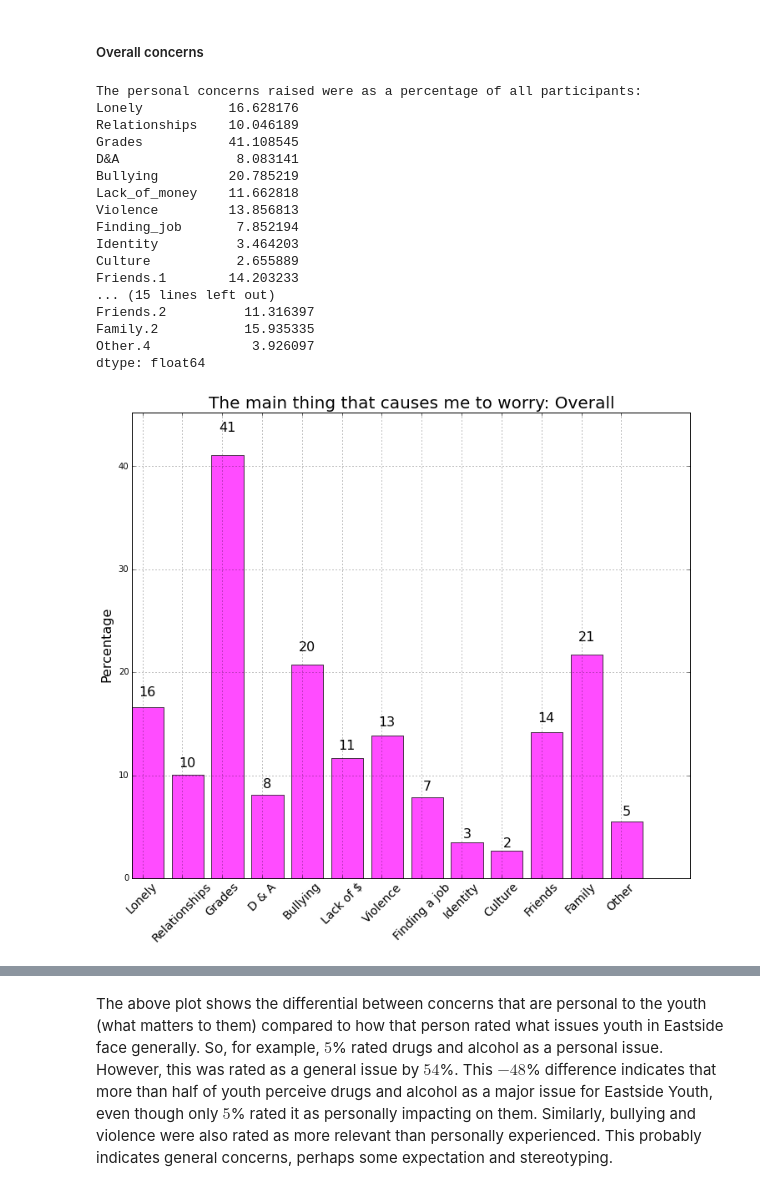
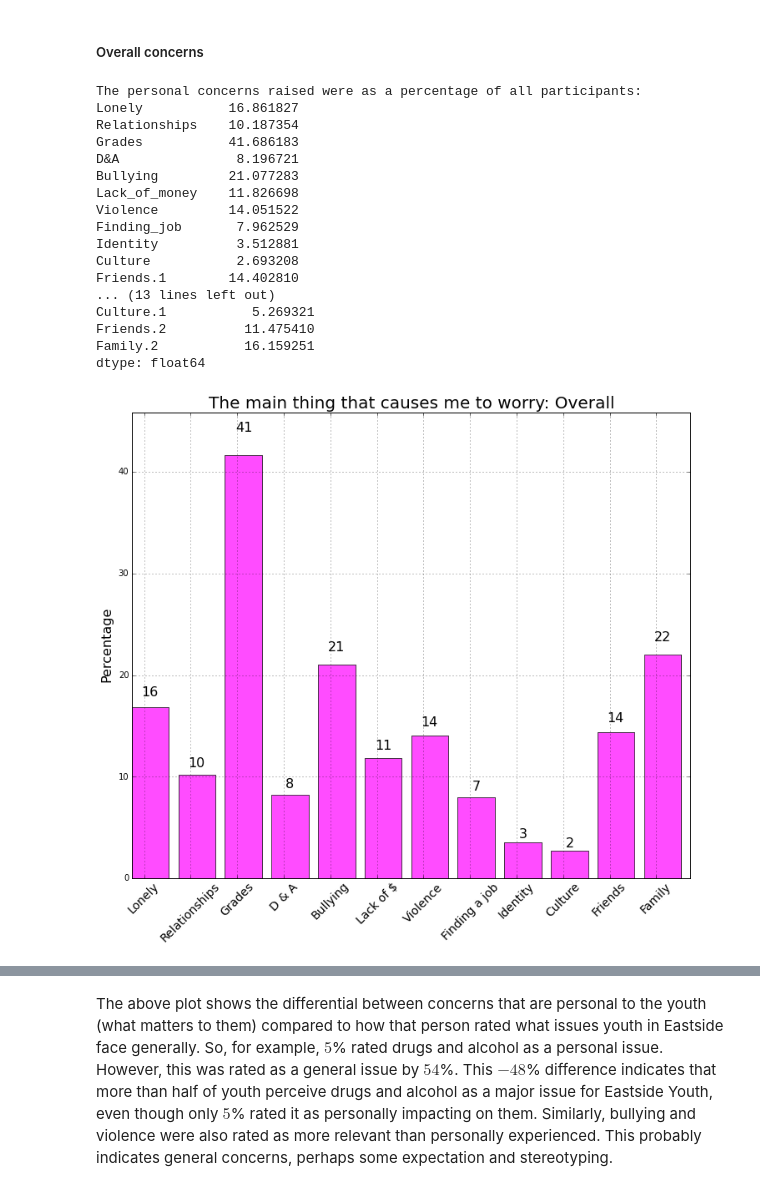
Before and after one commit to hillbs/Differential-Equations-and-Linear-Algebra, a Jupyter notebook: Youth_survey_git.ipynb, the cells around one changed output, grey strips where cells are left out. Saved outputs shown, nothing was run; the diff lists cells and outputs as text; code cells hidden in the pictures.

```diff
--- a/Youth_survey_git.ipynb
+++ b/Youth_survey_git.ipynb
@@ -60,8 +43,12 @@ def Make_bar(A,B,C,Header, Y_label,color='purple',alpha=.7):
         # attach some text labels
         for rect in rects:
             height = rect.get_height()
-            ax.text(rect.get_x()+rect.get_width()/2., 1.05*height, '%d'%int(height),
-                    ha='center', va='bottom',fontsize=16)
+            if np.min(B) < 0:
+                ax.text(rect.get_x()+rect.get_width()/2., 0, '%d'%int(height),
+                        ha='center', va='bottom',fontsize=16)
+            else:
+                ax.text(rect.get_x()+rect.get_width()/2., 1.05*height, '%d'%int(height),
+                        ha='center', va='bottom',fontsize=16)
 
     autolabel(rects1)
     plt.grid(True)
@@ -571,38 +565,38 @@ Make_bar(Fam.count(),Fam.values[0:Fam.count()],table2ticks,
 ##### Overall concerns
 # %%
 print 'The personal concerns raised were as a percentage of all participants:'
-Concerns8 = df.loc[:,'Lonely':'Other.3'].count()/len(df.index)*100
+Concerns8 = df.loc[:,'Lonely':'Family.1'].count()/len(df.index)*100
 print Concerns8
 print
 print 'The second rating of general concerns:'
-Concerns9 = df.loc[:,'Lonely.1':'Other.4'].count()/len(df.index)*100
+Concerns9 = df.loc[:,'Lonely.1':'Family.2'].count()/len(df.index)*100
 print Concerns9
 Concerns_diff = Concerns8.sub(Concerns9.values)
 # %% [output]
 The personal concerns raised were as a percentage of all participants:
-Lonely           16.628176
-Relationships    10.046189
-Grades           41.108545
-D&A               8.083141
-Bullying         20.785219
-Lack_of_money    11.662818
-Violence         13.856813
-Finding_job       7.852194
-Identity          3.464203
-Culture           2.655889
-Friends.1        14.203233
-... (15 lines left out)
-Friends.2          11.316397
-Family.2           15.935335
-Other.4             3.926097
+Lonely           16.861827
+Relationships    10.187354
+Grades           41.686183
+D&A               8.196721
+Bullying         21.077283
+Lack_of_money    11.826698
+Violence         14.051522
+Finding_job       7.962529
+Identity          3.512881
+Culture           2.693208
+Friends.1        14.402810
+... (13 lines left out)
+Culture.1           5.269321
+Friends.2          11.475410
+Family.2           16.159251
 dtype: float64
 # %%
 Concerns_list = ['Lonely','Relationships','Grades','D & A','Bullying','Lack of $',
-                 'Violence','Finding a job','Identity','Culture','Friends','Family','Other']
+                 'Violence','Finding a job','Identity','Culture','Friends','Family']
 Make_bar(Concerns8.count(),Concerns8.values[0:Concerns8.count()],Concerns_list,
          'The main thing that causes me to worry: Overall','Percentage',color='magenta')
 # %% [output]
-[figure, old version]
+[figure, new version]
 # %%
 Make_bar(Concerns9.count(),Concerns9.values[0:Concerns9.count()],Concerns_list,
          'Biggest issues facing Eastside Youth?: Overall','Percentage',color='cyan')
```
Also changed, not shown: parts of 97 cells of this notebook.
